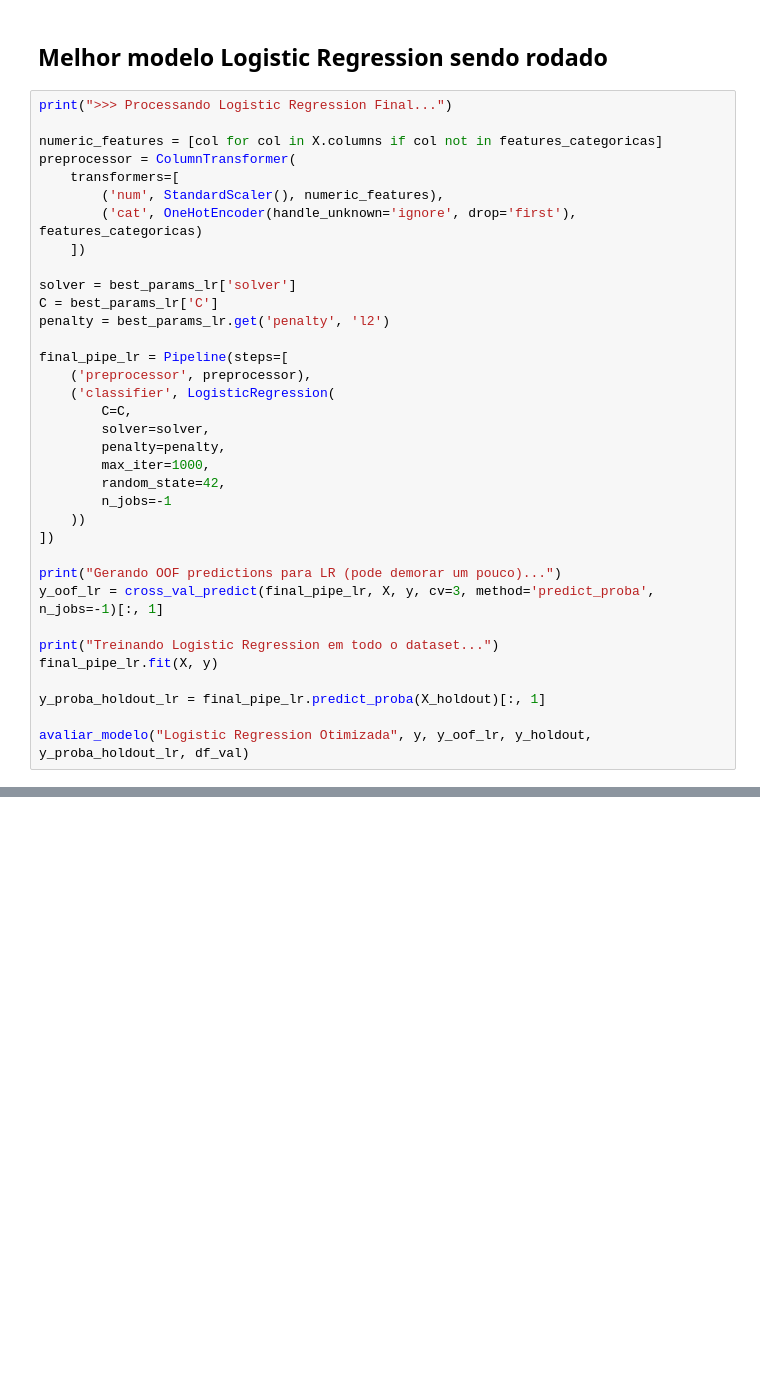
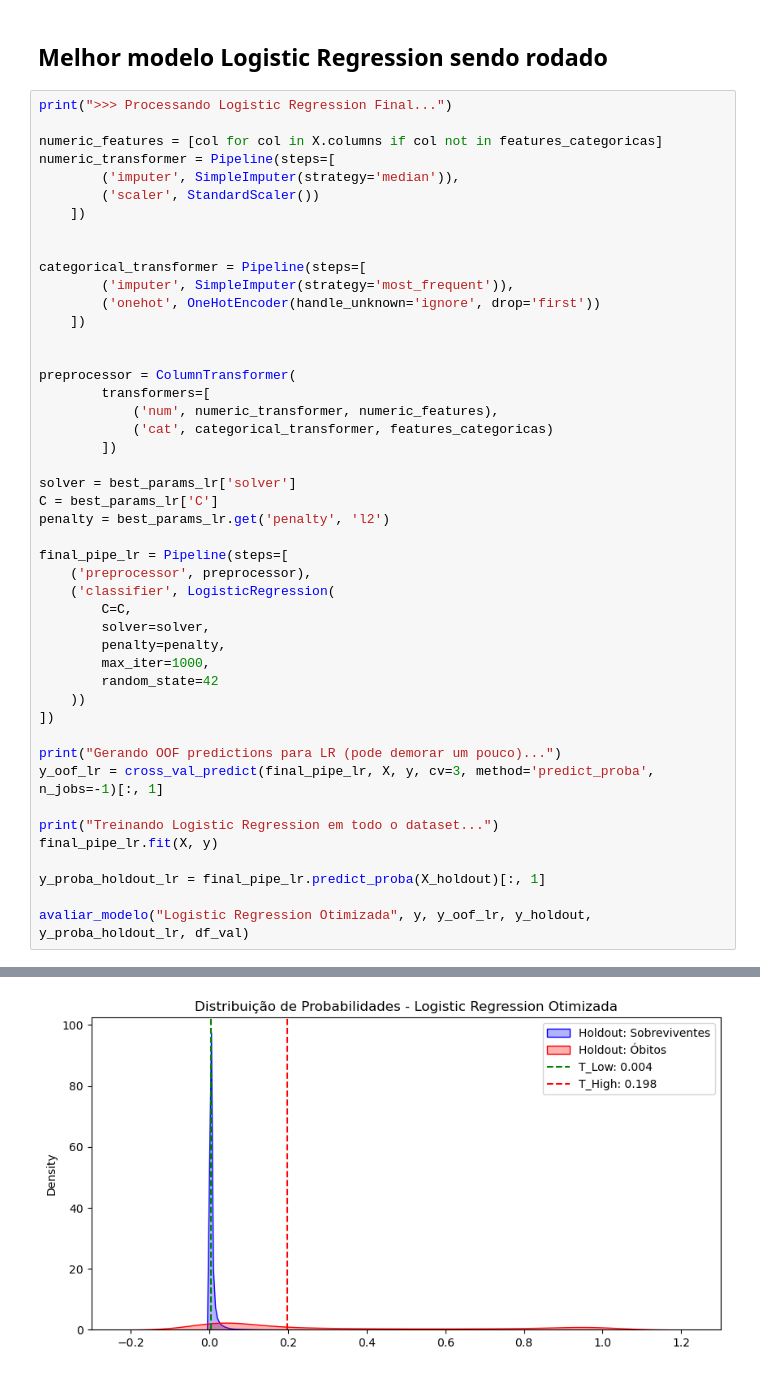
Before and after one commit to Aderson-da-Silva/dengue, a Jupyter notebook: predicao.ipynb, the cells around one changed output, grey strips where cells are left out. Cells and saved outputs as stored; diff of their text form; blank space fills up the shorter version.

```diff
--- a/predicao.ipynb
+++ b/predicao.ipynb
@@ -354,11 +368,23 @@ avaliar_modelo("LightGBM Otimizado", y, y_oof_lgbm, y_holdout, y_proba_holdout_l
 print(">>> Processando Logistic Regression Final...")
 
 numeric_features = [col for col in X.columns if col not in features_categoricas]
+numeric_transformer = Pipeline(steps=[
+        ('imputer', SimpleImputer(strategy='median')),
+        ('scaler', StandardScaler())
+    ])
+
+
+categorical_transformer = Pipeline(steps=[
+        ('imputer', SimpleImputer(strategy='most_frequent')),
+        ('onehot', OneHotEncoder(handle_unknown='ignore', drop='first'))
+    ])
+
+
 preprocessor = ColumnTransformer(
-    transformers=[
-        ('num', StandardScaler(), numeric_features),
-        ('cat', OneHotEncoder(handle_unknown='ignore', drop='first'), features_categoricas)
-    ])
+        transformers=[
+            ('num', numeric_transformer, numeric_features),
+            ('cat', categorical_transformer, features_categoricas)
+        ])
 
 solver = best_params_lr['solver']
 C = best_params_lr['C']
@@ -371,8 +397,7 @@ final_pipe_lr = Pipeline(steps=[
         solver=solver,
         penalty=penalty,
         max_iter=1000,
-        random_state=42,
-        n_jobs=-1
+        random_state=42
     ))
 ])
 
@@ -385,3 +410,4 @@ final_pipe_lr.fit(X, y)
 y_proba_holdout_lr = final_pipe_lr.predict_proba(X_holdout)[:, 1]
 
 avaliar_modelo("Logistic Regression Otimizada", y, y_oof_lr, y_holdout, y_proba_holdout_lr, df_val)
+# %% [output]
@@ -387,0 +431 @@ avaliar_modelo("Logistic Regression Otimizada", y, y_oof_lr, y_holdout, y_proba_
+[figure, added]
```
Also changed, not shown: parts of 8 cells of this notebook.
